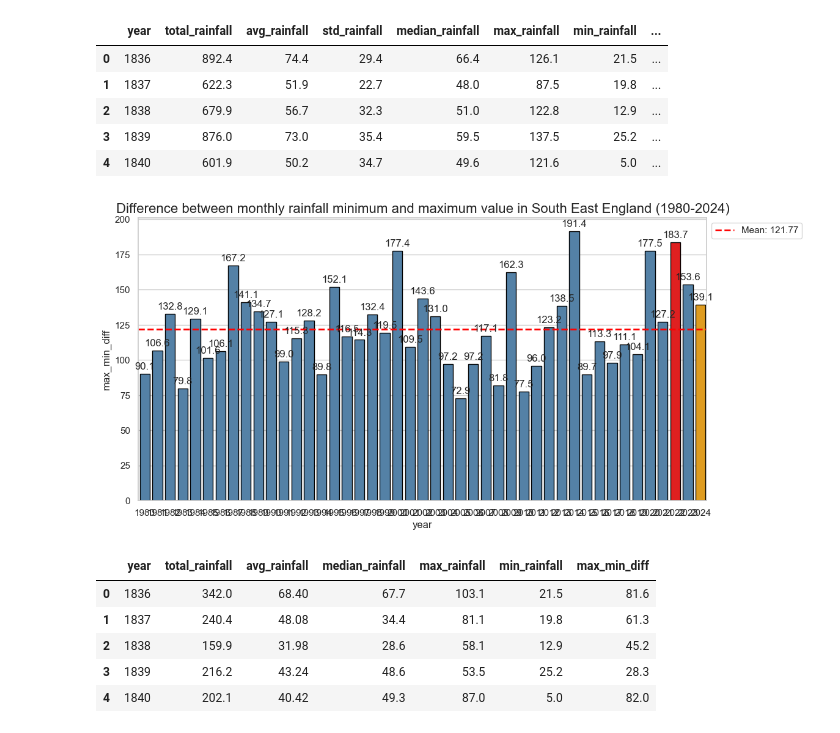
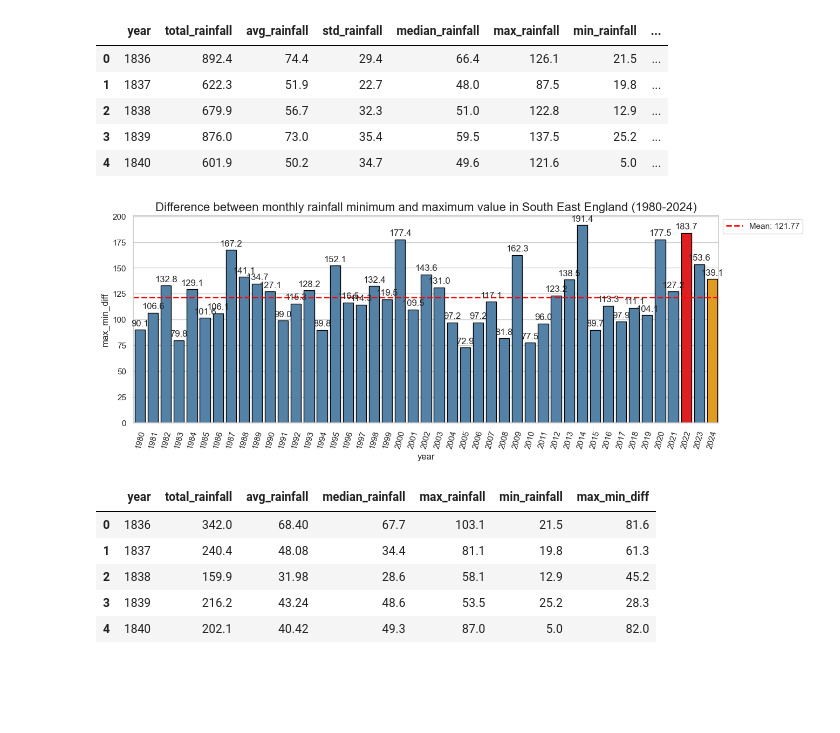
Before and after one commit to pacoraggio/London-Rainfall, a Jupyter notebook: data_visualization.ipynb, the cells around one changed output. Drawn from its saved outputs; the diff is of its cells as text; code cells hidden in the pictures; blank space fills up the shorter version.

```diff
--- a/data_visualization.ipynb
+++ b/data_visualization.ipynb
@@ -368,9 +368,9 @@ rainfall_se.head()
 | 3 | 1839 | 876.0 | 73.0 | 35.4 | 59.5 | 137.5 | 25.2 | ... |
 | 4 | 1840 | 601.9 | 50.2 | 34.7 | 49.6 | 121.6 | 5.0 | ... |
 # %%
-plot_rainfall(rainfall_se, 1980, 2024, 'max_min_diff', 2022, 'Difference between monthly rainfall minimum and maximum value')
+plot_rainfall(rainfall_se, 1980, 2024, 'max_min_diff', 2022, 'Difference between monthly rainfall minimum and maximum value',rotation_x_label=75, fig_size=(14,5))
 # %% [output]
-[figure, old version]
+[figure, new version]
 # %%
 rainfall_se_jan_to_may['max_min_diff'] = rainfall_se_jan_to_may['max_rainfall'] - rainfall_se_jan_to_may['min_rainfall']
 rainfall_se_jan_to_may.head()
```
Also changed, not shown: parts of 1 cell of this notebook, 4 other files.
